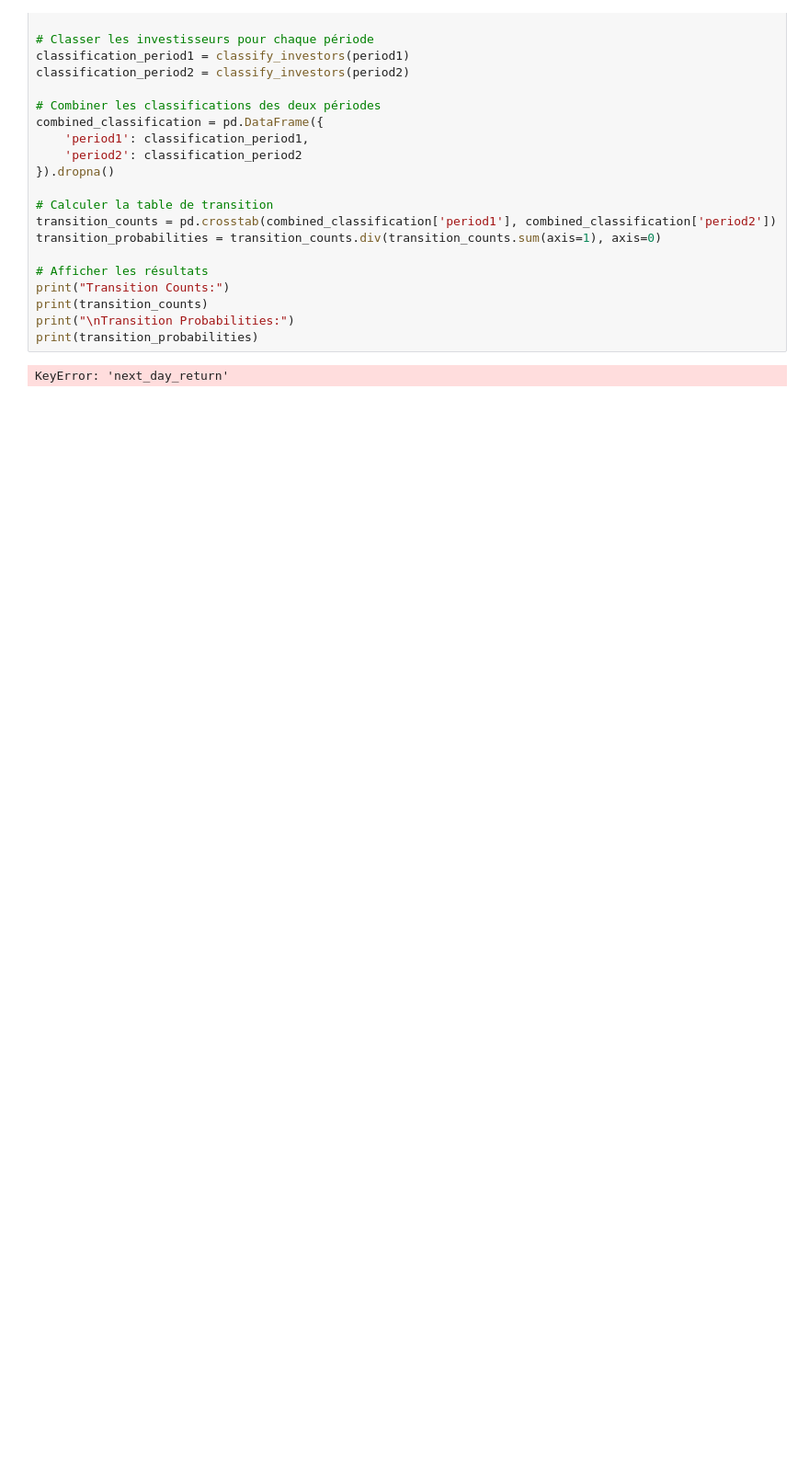
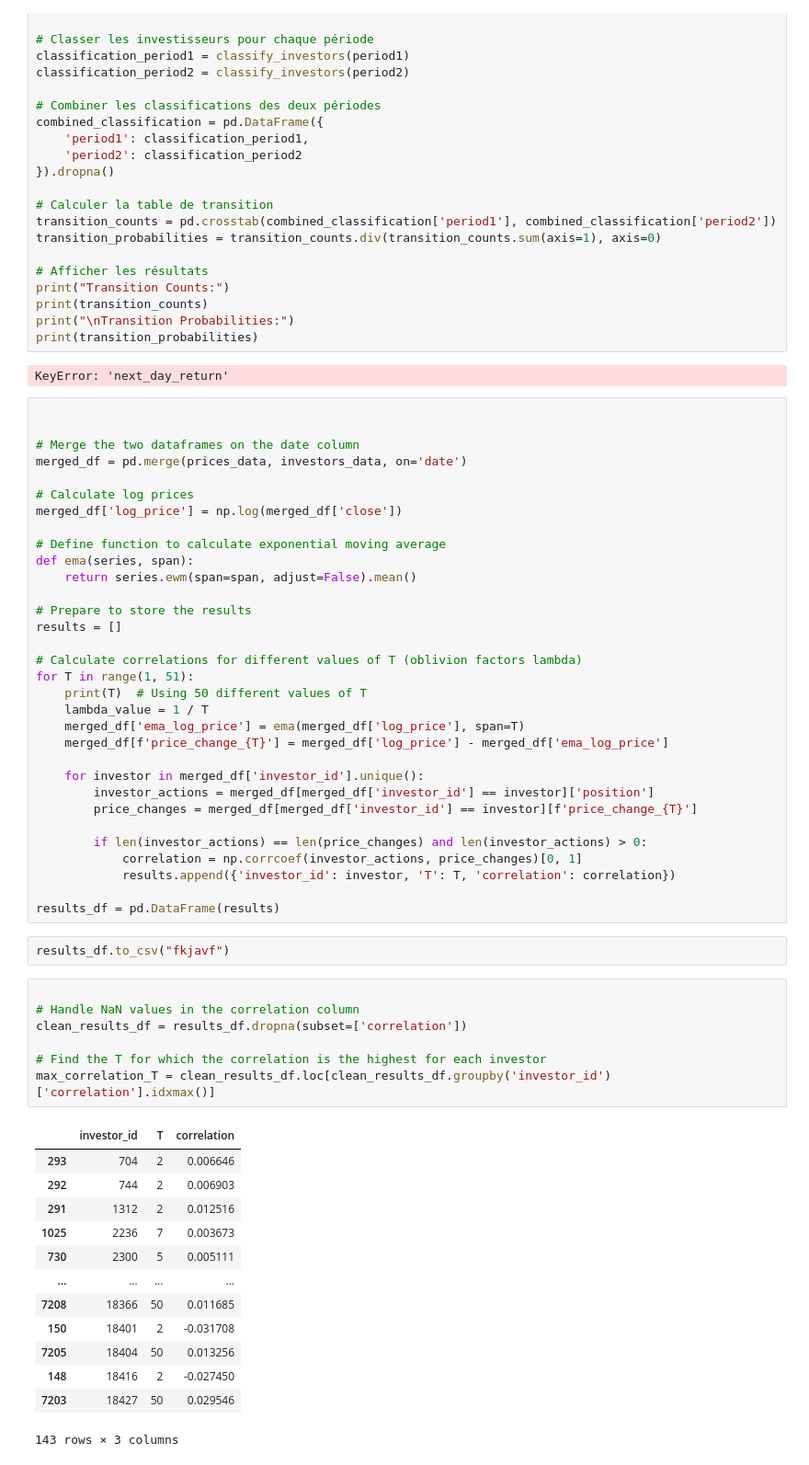
Before and after one commit to GhilesKemiche/ABM-Calibration, a Jupyter notebook: behaviour.ipynb, the cells around one changed output. Shown at 92% size. Cells and saved outputs as stored; diff of their text form; blank space fills up the shorter version.

```diff
--- a/behaviour.ipynb
+++ b/behaviour.ipynb
@@ -202,3 +201,58 @@ print("\nTransition Probabilities:")
 print(transition_probabilities)
 # %% [output]
 KeyError: 'next_day_return'
+# %%
+
+
+# Merge the two dataframes on the date column
+merged_df = pd.merge(prices_data, investors_data, on='date')
+
+# Calculate log prices
+merged_df['log_price'] = np.log(merged_df['close'])
+
+# Define function to calculate exponential moving average
+def ema(series, span):
+    return series.ewm(span=span, adjust=False).mean()
+
+# Prepare to store the results
+results = []
+
+# Calculate correlations for different values of T (oblivion factors lambda)
+for T in range(1, 51):
+    print(T)  # Using 50 different values of T
+    lambda_value = 1 / T
+    merged_df['ema_log_price'] = ema(merged_df['log_price'], span=T)
+    merged_df[f'price_change_{T}'] = merged_df['log_price'] - merged_df['ema_log_price']
+
+    for investor in merged_df['investor_id'].unique():
+        investor_actions = merged_df[merged_df['investor_id'] == investor]['position']
+        price_changes = merged_df[merged_df['investor_id'] == investor][f'price_change_{T}']
+
+        if len(investor_actions) == len(price_changes) and len(investor_actions) > 0:
+            correlation = np.corrcoef(investor_actions, price_changes)[0, 1]
+            results.append({'investor_id': investor, 'T': T, 'correlation': correlation})
+
+results_df = pd.DataFrame(results)
+# %%
+results_df.to_csv("fkjavf")
+# %%
+
+# Handle NaN values in the correlation column
+clean_results_df = results_df.dropna(subset=['correlation'])
+
+# Find the T for which the correlation is the highest for each investor
+max_correlation_T = clean_results_df.loc[clean_results_df.groupby('investor_id')['correlation'].idxmax()]
+# %% [output]
+|  | investor_id | T | correlation |
+| 293 | 704 | 2 | 0.006646 |
+| 292 | 744 | 2 | 0.006903 |
+| 291 | 1312 | 2 | 0.012516 |
+| 1025 | 2236 | 7 | 0.003673 |
+| 730 | 2300 | 5 | 0.005111 |
+| ... | ... | ... | ... |
+| 7208 | 18366 | 50 | 0.011685 |
+| 150 | 18401 | 2 | -0.031708 |
+| 7205 | 18404 | 50 | 0.013256 |
+| 148 | 18416 | 2 | -0.027450 |
+| 7203 | 18427 | 50 | 0.029546 |
+143 rows × 3 columns
```
Also changed, not shown: parts of 4 cells of this notebook, 1 other file.
